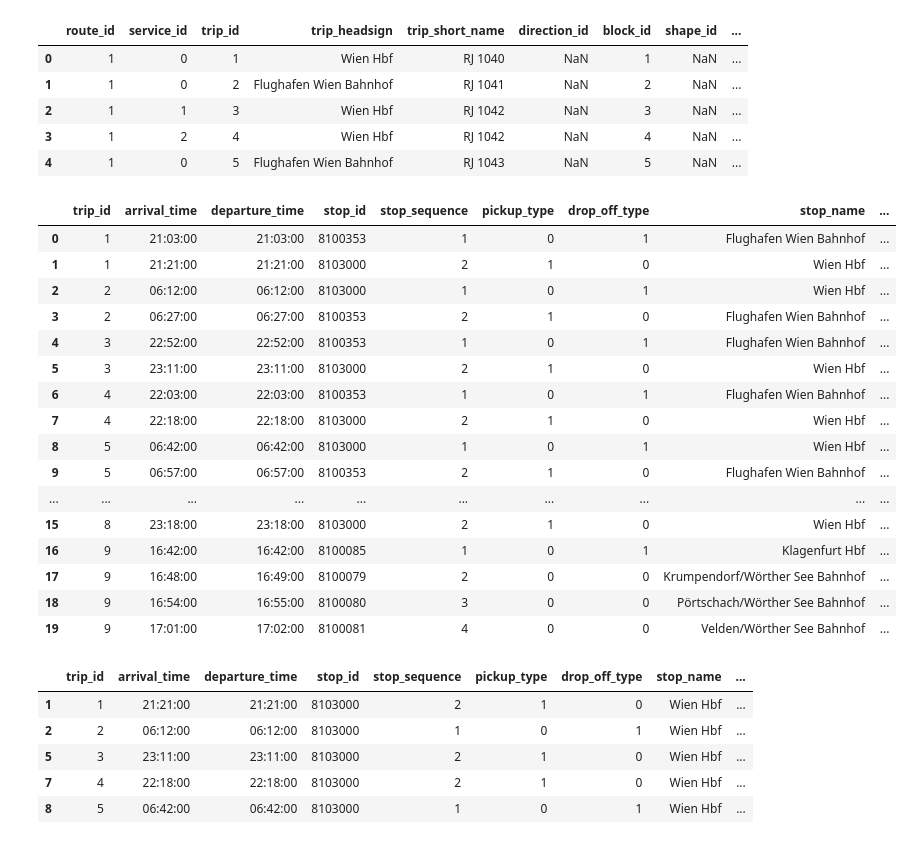
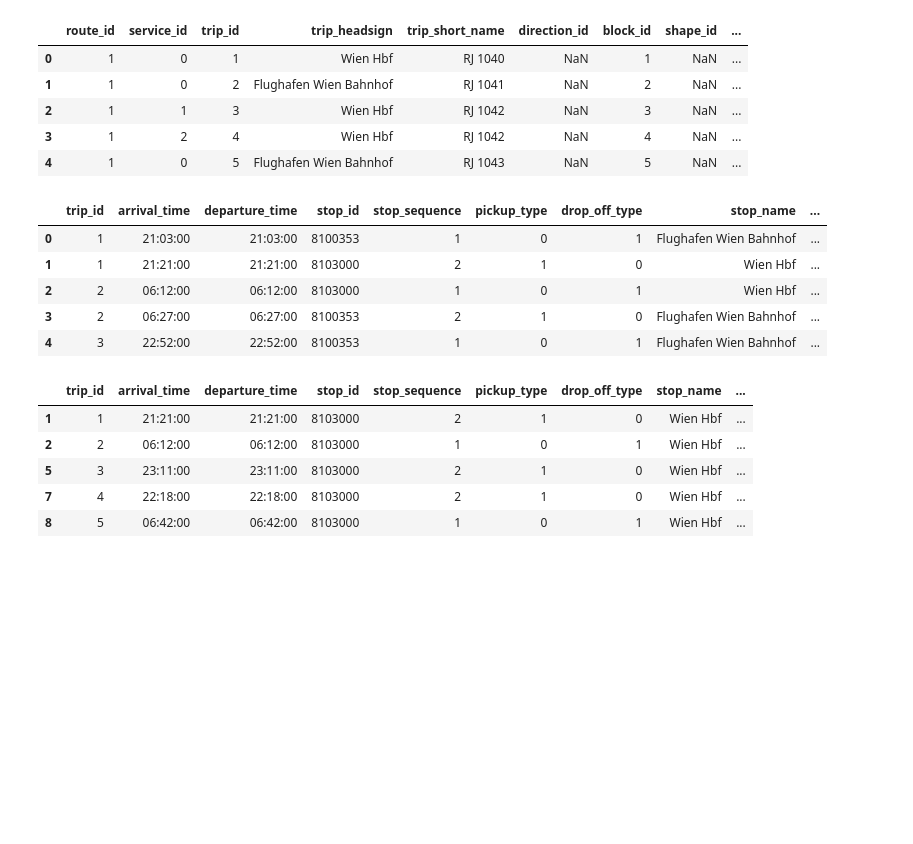
Before and after one commit to SvenCelin/Information-Visualisation, a Jupyter notebook: DataCleaningAndPreprocesing.ipynb, the cells around one changed output. Drawn from its saved outputs; the diff is of its cells as text; code cells hidden in the pictures; blank space fills up the shorter version.

Commit message:
Data please
Co-Authored-By: Gabriela Ozegovic <gabrielaozegovic@users.noreply.github.com>

```diff
--- a/DataCleaningAndPreprocesing.ipynb
+++ b/DataCleaningAndPreprocesing.ipynb
@@ -71,25 +71,14 @@ data = pd.merge(data1, data2,  how='left', left_on=['stop_id'], right_on = ['sto
 # %%
 data = pd.merge(data, data3,  how='left', left_on=['trip_id'], right_on = ['trip_id'])
 # %%
-data.head(20)
+data.head()
 # %% [output]
 |  | trip_id | arrival_time | departure_time | stop_id | stop_sequence | pickup_type | drop_off_type | stop_name | ... |
 | 0 | 1 | 21:03:00 | 21:03:00 | 8100353 | 1 | 0 | 1 | Flughafen Wien Bahnhof | ... |
 | 1 | 1 | 21:21:00 | 21:21:00 | 8103000 | 2 | 1 | 0 | Wien Hbf | ... |
 | 2 | 2 | 06:12:00 | 06:12:00 | 8103000 | 1 | 0 | 1 | Wien Hbf | ... |
 | 3 | 2 | 06:27:00 | 06:27:00 | 8100353 | 2 | 1 | 0 | Flughafen Wien Bahnhof | ... |
 | 4 | 3 | 22:52:00 | 22:52:00 | 8100353 | 1 | 0 | 1 | Flughafen Wien Bahnhof | ... |
-| 5 | 3 | 23:11:00 | 23:11:00 | 8103000 | 2 | 1 | 0 | Wien Hbf | ... |
-| 6 | 4 | 22:03:00 | 22:03:00 | 8100353 | 1 | 0 | 1 | Flughafen Wien Bahnhof | ... |
-| 7 | 4 | 22:18:00 | 22:18:00 | 8103000 | 2 | 1 | 0 | Wien Hbf | ... |
-| 8 | 5 | 06:42:00 | 06:42:00 | 8103000 | 1 | 0 | 1 | Wien Hbf | ... |
-| 9 | 5 | 06:57:00 | 06:57:00 | 8100353 | 2 | 1 | 0 | Flughafen Wien Bahnhof | ... |
-| ... | ... | ... | ... | ... | ... | ... | ... | ... | ... |
-| 15 | 8 | 23:18:00 | 23:18:00 | 8103000 | 2 | 1 | 0 | Wien Hbf | ... |
-| 16 | 9 | 16:42:00 | 16:42:00 | 8100085 | 1 | 0 | 1 | Klagenfurt Hbf | ... |
-| 17 | 9 | 16:48:00 | 16:49:00 | 8100079 | 2 | 0 | 0 | Krumpendorf/Wörther See Bahnhof | ... |
-| 18 | 9 | 16:54:00 | 16:55:00 | 8100080 | 3 | 0 | 0 | Pörtschach/Wörther See Bahnhof | ... |
-| 19 | 9 | 17:01:00 | 17:02:00 | 8100081 | 4 | 0 | 0 | Velden/Wörther See Bahnhof | ... |
 # %%
 GW = data[(data.stop_name == "Graz Hbf") | (data.stop_name == "Wien Hbf")]
 # %%
```
Also changed, not shown: parts of 7 cells of this notebook, 1 other file.
